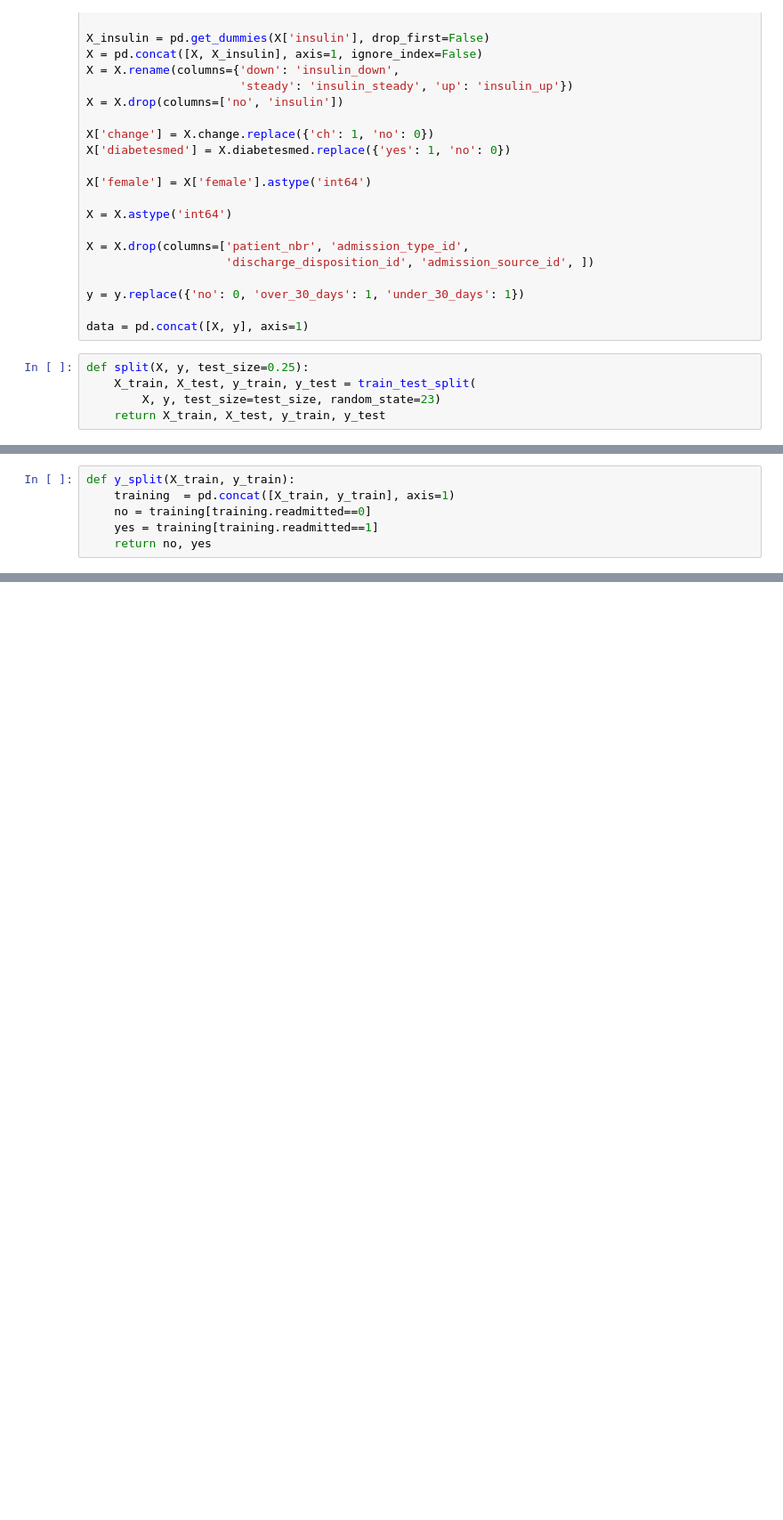
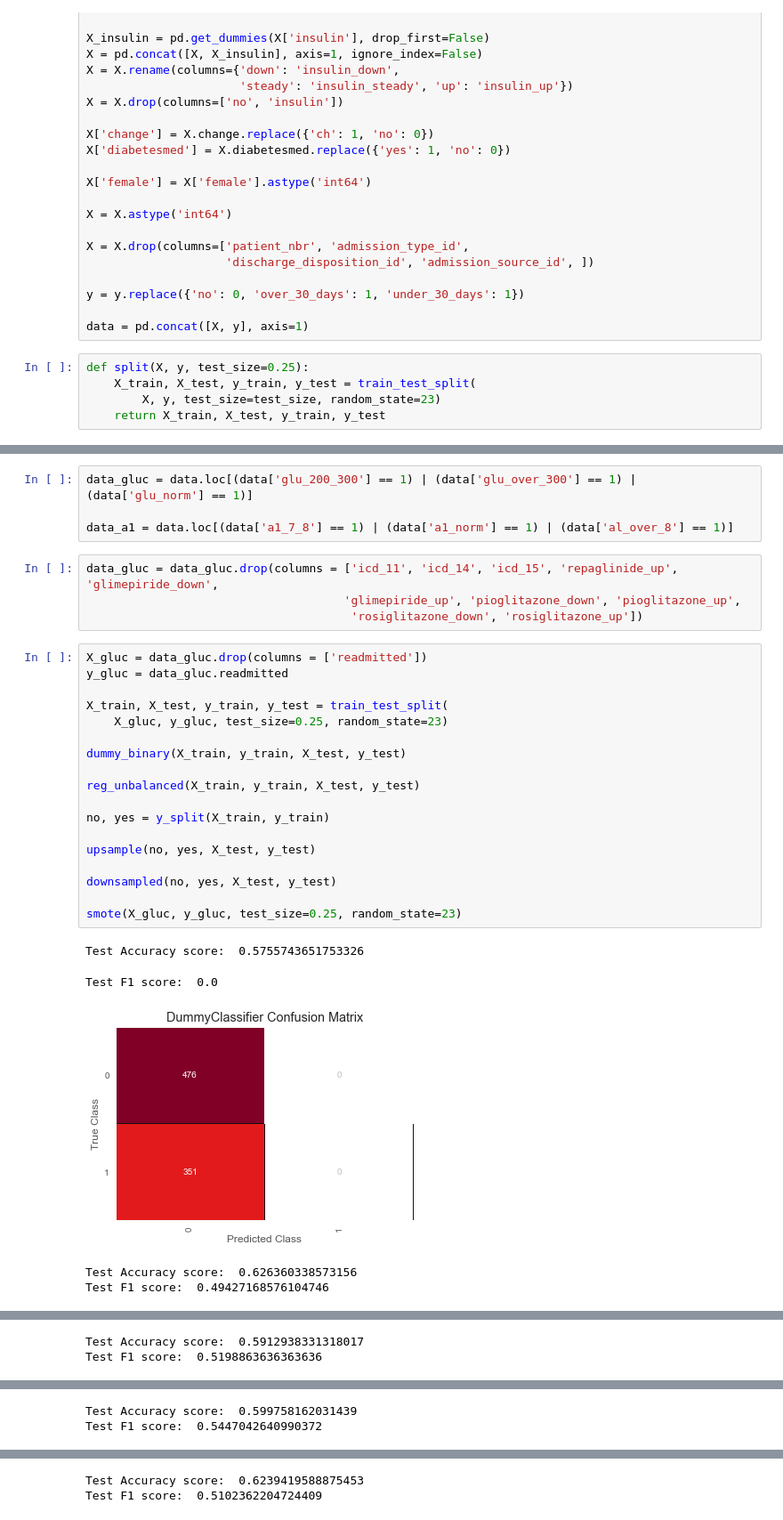
Before and after one commit to khayes847/Hospital_Readmittance_Rates_Diabetes, a Jupyter notebook: mod5.ipynb, the cells around one changed output, grey strips where cells are left out. Shown at 89% size. Drawn from its saved outputs; the diff is of its cells as text; blank space fills up the shorter version.

```diff
--- a/mod5.ipynb
+++ b/mod5.ipynb
@@ -260,6 +216,0 @@ def reg_unbalanced(X_train, y_train, X_test, y_test):
-# %%
-def y_split(X_train, y_train):
-    training  = pd.concat([X_train, y_train], axis=1)
-    no = training[training.readmitted==0]
-    yes = training[training.readmitted==1]
-    return no, yes
@@ -546,0 +465,32 @@ over icd_12
+# %%
+data_gluc = data.loc[(data['glu_200_300'] == 1) | (data['glu_over_300'] == 1) | (data['glu_norm'] == 1)]
+
+data_a1 = data.loc[(data['a1_7_8'] == 1) | (data['a1_norm'] == 1) | (data['al_over_8'] == 1)]
+# %%
+data_gluc = data_gluc.drop(columns = ['icd_11', 'icd_14', 'icd_15', 'repaglinide_up', 'glimepiride_down',
+                                     'glimepiride_up', 'pioglitazone_down', 'pioglitazone_up',
+                                      'rosiglitazone_down', 'rosiglitazone_up'])
+# %%
+X_gluc = data_gluc.drop(columns = ['readmitted'])
+y_gluc = data_gluc.readmitted
+
+X_train, X_test, y_train, y_test = train_test_split(
+    X_gluc, y_gluc, test_size=0.25, random_state=23)
+
+dummy_binary(X_train, y_train, X_test, y_test)
+
+reg_unbalanced(X_train, y_train, X_test, y_test)
+
+no, yes = y_split(X_train, y_train)
+
+upsample(no, yes, X_test, y_test)
+
+downsampled(no, yes, X_test, y_test)
+
+smote(X_gluc, y_gluc, test_size=0.25, random_state=23)
+# %% [output]
+Test Accuracy score:  0.5755743651753326
+Test F1 score:  0.0
+[figure, added]
+Test Accuracy score:  0.626360338573156
+Test F1 score:  0.49427168576104746
@@ -546,0 +498,2 @@ over icd_12
+Test Accuracy score:  0.5912938331318017
+Test F1 score:  0.5198863636363636
@@ -546,0 +501,2 @@ over icd_12
+Test Accuracy score:  0.599758162031439
+Test F1 score:  0.5447042640990372
@@ -546,0 +504,2 @@ over icd_12
+Test Accuracy score:  0.6239419588875453
+Test F1 score:  0.5102362204724409
```
Also changed, not shown: parts of 47 cells of this notebook, 2 other files.
